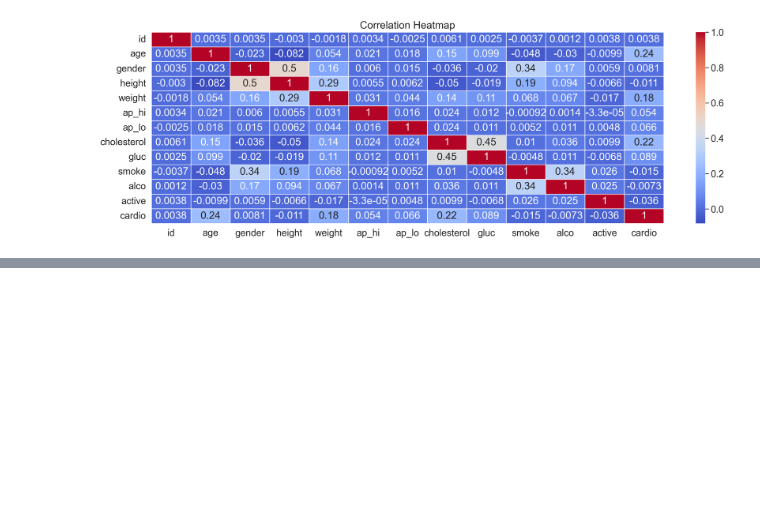
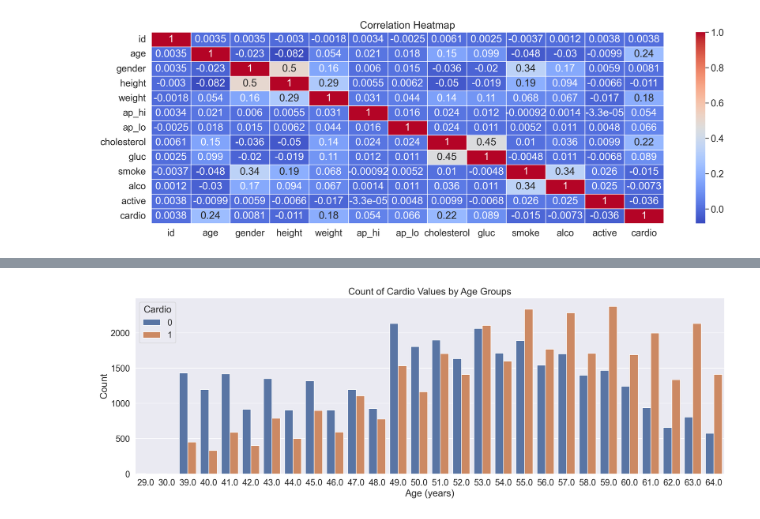
Before and after one commit to kennyho-code/mlcourse-ai, a Jupyter notebook: topic-2-assignment.ipynb, the cells around one changed output, grey strips where cells are left out. Saved outputs shown, nothing was run; the diff lists cells and outputs as text; code cells hidden in the pictures; blank space fills up the shorter version.

```diff
--- a/topic-2-assignment.ipynb
+++ b/topic-2-assignment.ipynb
@@ -320,0 +351,3 @@ ValueError: Can not reset the Axes. You are probably trying to reuse an artist i
+# %%
+df["ages_years"] = df["age"] // 365.25
+df.groupby(["ages_years"])["cardio"].describe()
@@ -320,0 +373,10 @@ ValueError: Can not reset the Axes. You are probably trying to reuse an artist i
+# %%
+plt.figure(figsize=(20, 6))
+sns.countplot(x="ages_years", hue="cardio", data=df)
+plt.title('Count of Cardio Values by Age Groups')
+plt.xlabel('Age (years)')
+plt.ylabel('Count')
+plt.legend(title='Cardio')
+plt.show()
+# %% [output]
+[figure, added]
```
Also changed, not shown: parts of 6 cells of this notebook.
